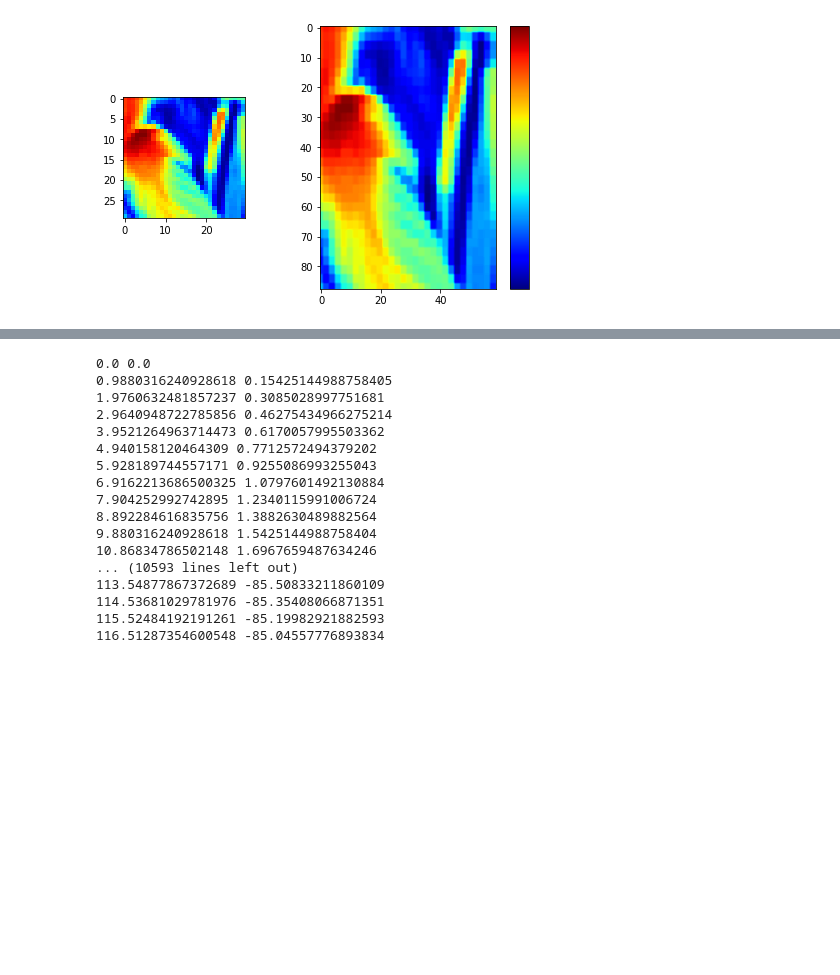
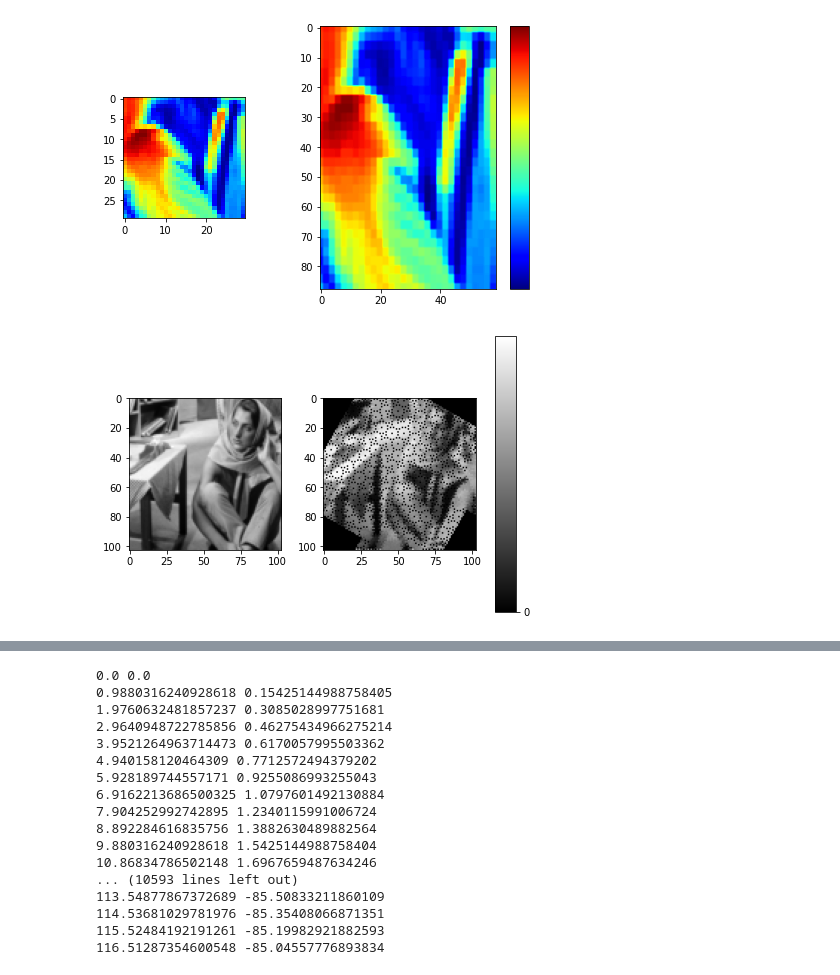
Before and after one commit to soham2109/CS-663-Assignments, a Jupyter notebook: assignment-1-transformations/1/code/q1.ipynb, the cells around one changed output, grey strips where cells are left out. Cells and saved outputs as stored; diff of their text form; code cells hidden in the pictures; blank space fills up the shorter version.

Commit message:
partial rotation code

```diff
--- a/assignment-1-transformations/1/code/q1.ipynb
+++ b/assignment-1-transformations/1/code/q1.ipynb
@@ -146,23 +162,3 @@ myNearestNeighbourInterpolation(region,cmap="jet")
 # %% [output]
 [figure]
 [figure]
-# %%
-from math import cos,sin
-
-def myImageRotation(input_image,theta,cmap="gray"):
-    translation_matrix = array([[cos(theta),-sin(theta)],[sin(theta),cos(theta)]])
-    rows = input_image.shape[0]
-    columns = input_image.shape[1]
-    new_image = np.zeros_like(input_image)
-    for row in range(rows):
-        for col in range(columns):
-            [row_prime,col_prime] = np.matmul(translation_matrix,array([row,col]).T)
-            #print(row_prime,col_prime)
-
-
-#     new_cols = 2*columns-1
-#     new_rows = 3*rows-2
-#     row_ratio = ceil(new_rows/rows)
-#     col_ratio = ceil(new_cols/columns)
-#     output = zeros((new_rows,new_cols))
-#     for row in range(new_rows):
@@ -168,0 +211,4 @@ def myImageRotation(input_image,theta,cmap="gray"):
+# %%
+myImageRotation(input_image,60*pi/180,cmap="gray")
+# %% [output]
+[figure, added]
```
Also changed, not shown: parts of 3 cells of this notebook.
